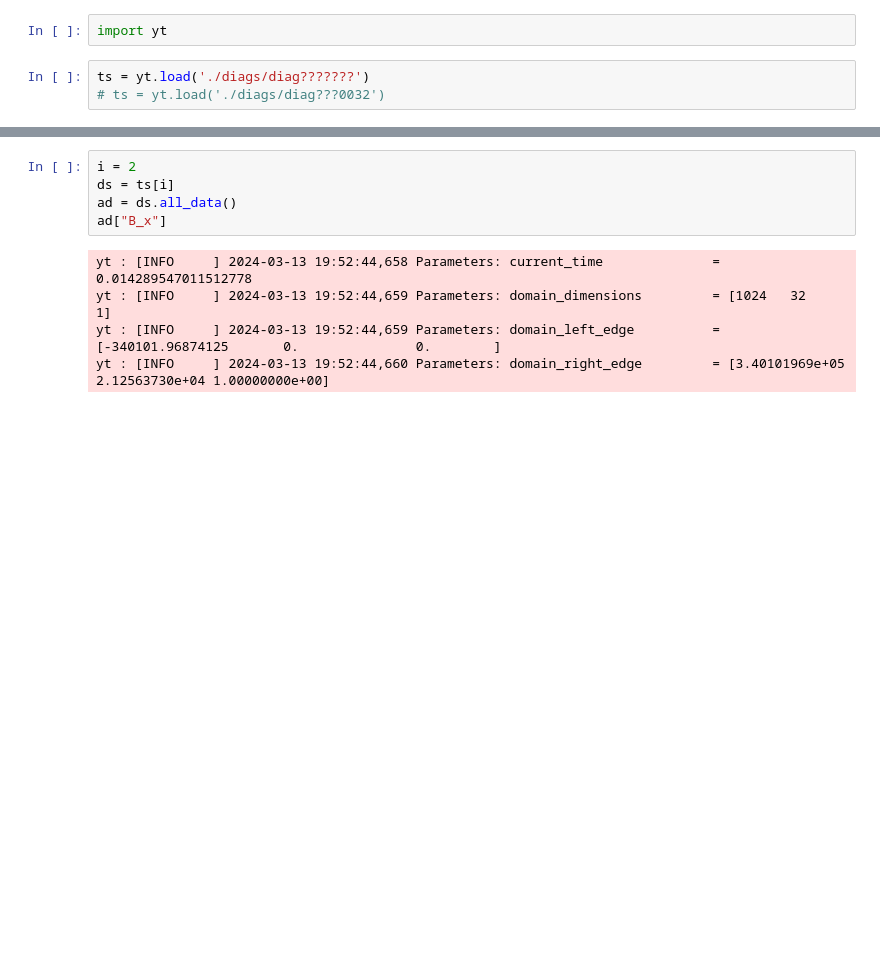
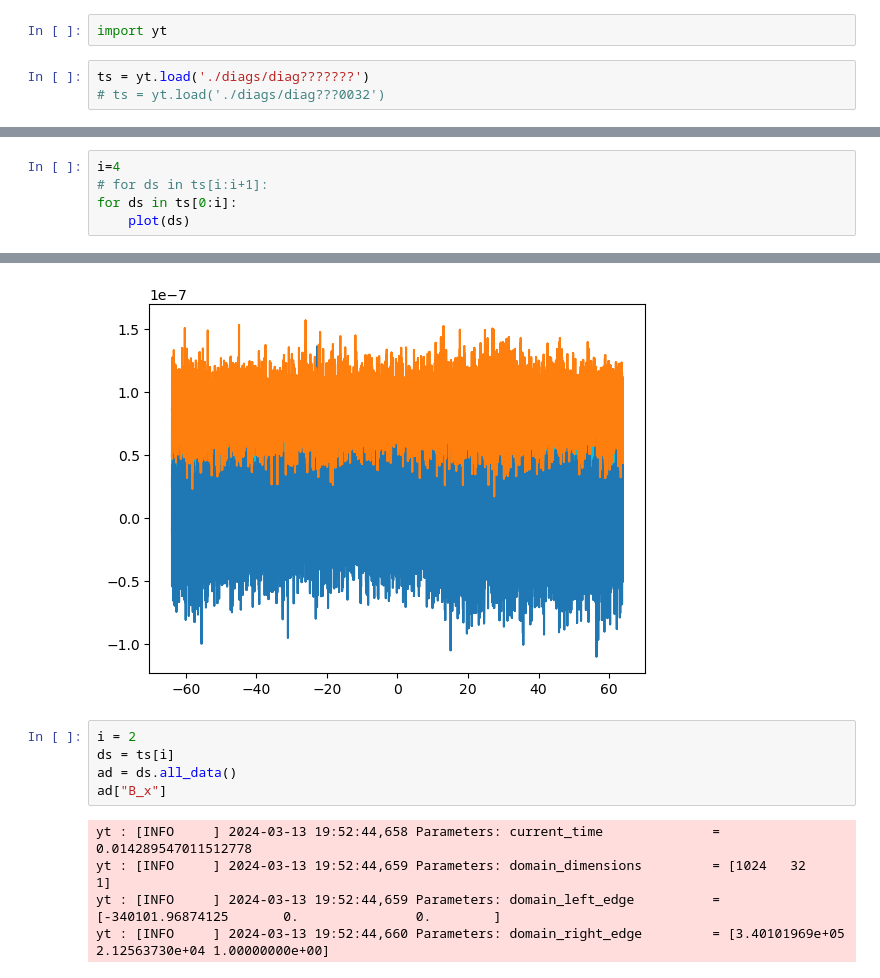
Before and after one commit to Beforerr/swd_simulation, a Jupyter notebook: warpx/oblique_linear_alfven/analysis.ipynb, the cells around one changed output, grey strips where cells are left out. Saved outputs shown, nothing was run; the diff lists cells and outputs as text; blank space fills up the shorter version.

```diff
--- a/warpx/analysis.ipynb
+++ b/warpx/oblique_linear_alfven/analysis.ipynb
@@ -77,0 +98,6 @@ yt : [INFO     ] 2024-03-13 21:14:59,980 Parameters: domain_right_edge         =
+# %%
+i=4
+# for ds in ts[i:i+1]:
+for ds in ts[0:i]:
+    plot(ds)
+# %% [output]
@@ -78,3 +120,4 @@ yt : [INFO     ] 2024-03-13 21:14:59,980 Parameters: domain_right_edge         =
+[figure, added]
 # %%
 i = 2
 ds = ts[i]
```
Also changed, not shown: parts of 6 cells of this notebook, 20 other files.
